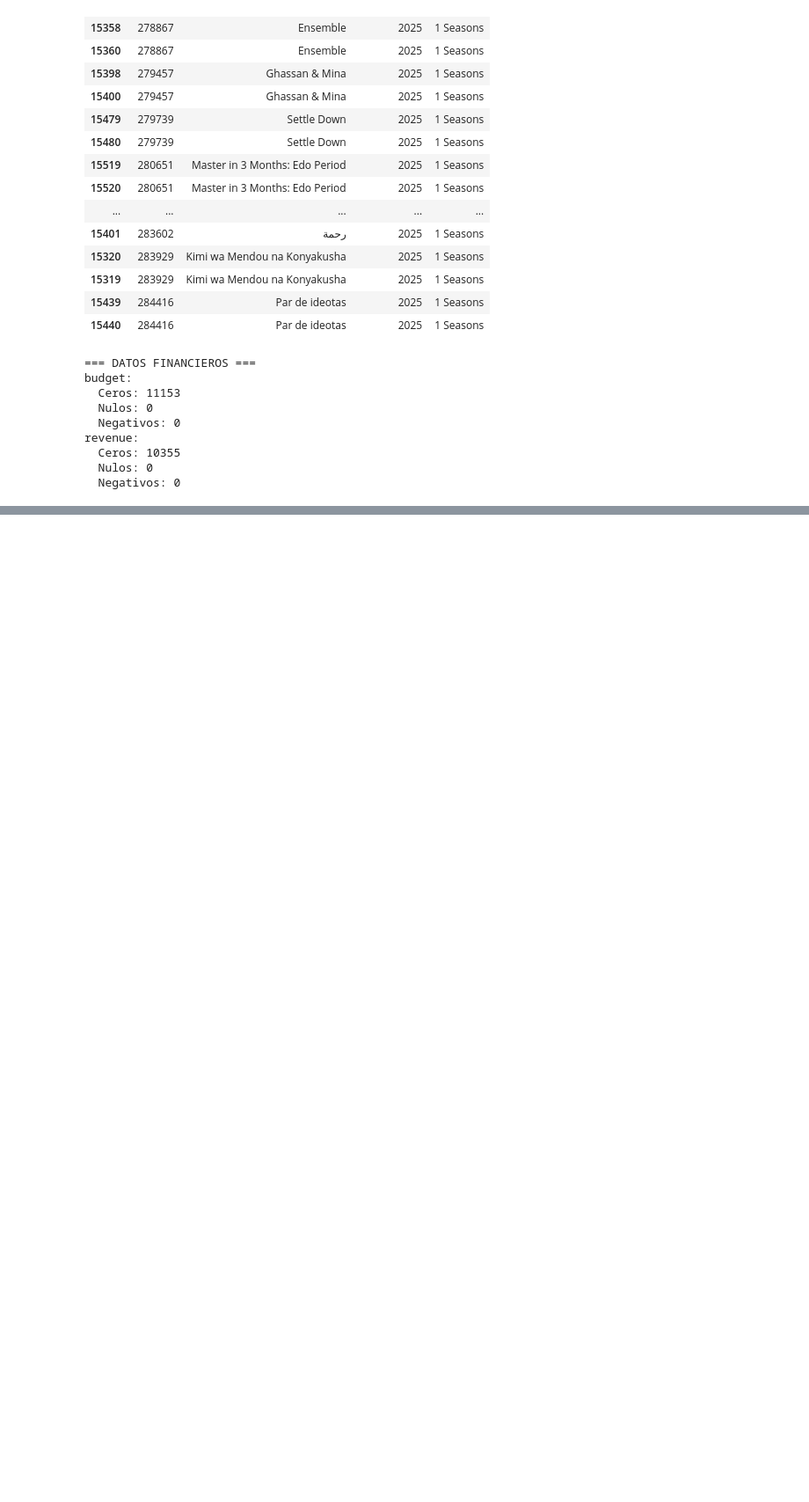
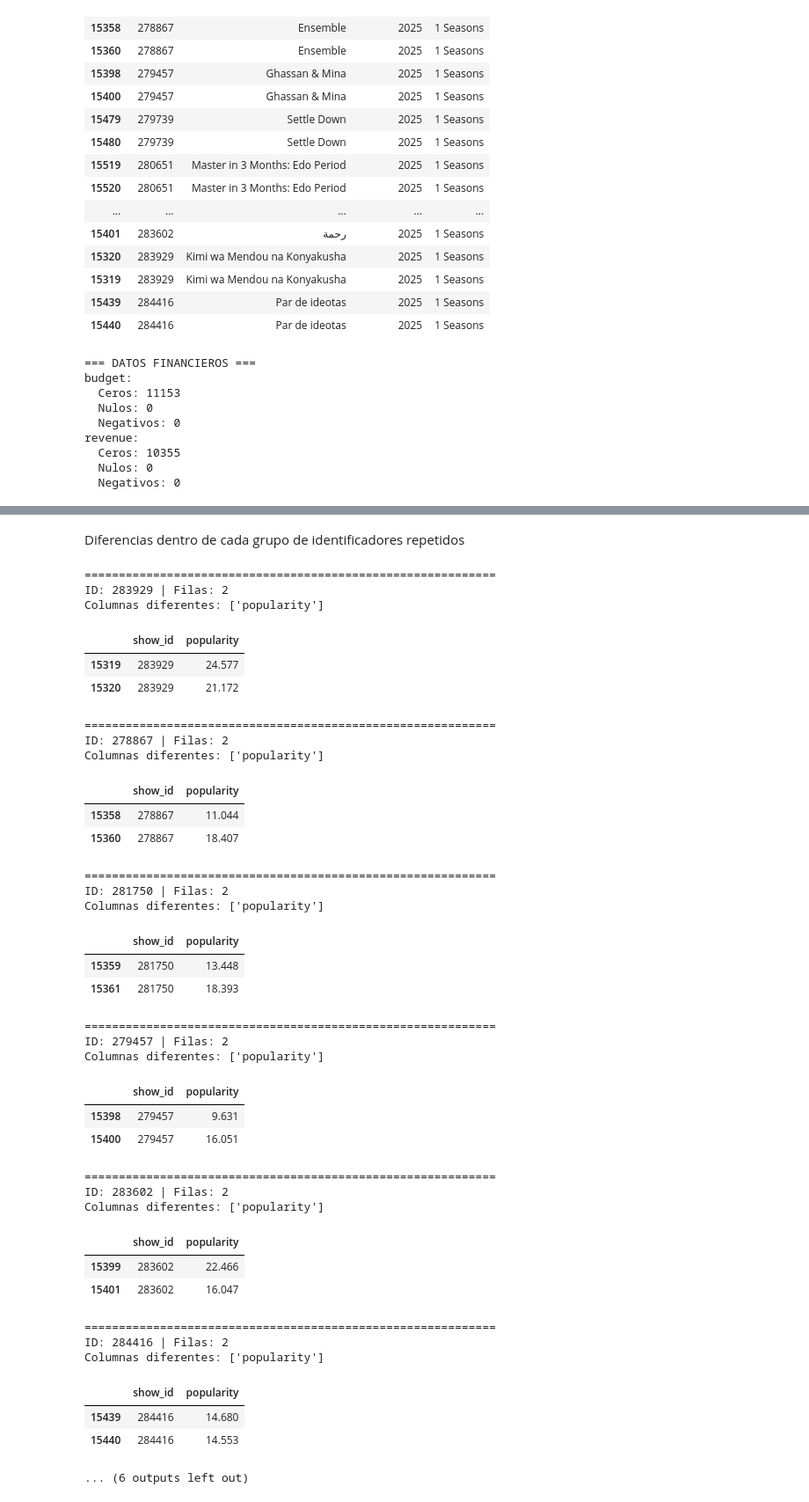
Before and after one commit to GabTo0011/EP2-VD-002V-Caso-StreamView-Analytics, a Jupyter notebook: notebooks/01_revision_datos.ipynb, the cells around one changed output, grey strips where cells are left out. Shown at 88% size. Cells and saved outputs as stored; diff of their text form; code cells hidden in the pictures; blank space fills up the shorter version.

```diff
--- a/notebooks/01_revision_datos.ipynb
+++ b/notebooks/01_revision_datos.ipynb
@@ -269,0 +357,68 @@ revenue:
+# %% [markdown]
+Diferencias dentro de cada grupo de identificadores repetidos
+# %%
+
+# Auditoría detallada de los IDs repetidos en series
+
+ids_repetidos = (
+    series.loc[
+        series["show_id"].duplicated(keep=False), "show_id"
+    ]
+    .unique()
+)
+
+for show_id in ids_repetidos:
+    grupo = series[series["show_id"] == show_id]
+
+    print(f"\n{'=' * 60}")
+    print(f"ID: {show_id} | Filas: {len(grupo)}")
+
+    columnas_diferentes = [
+        columna
+        for columna in series.columns
+        if grupo[columna].nunique(dropna=False) > 1
+    ]
+
+    if columnas_diferentes:
+        print("Columnas diferentes:", columnas_diferentes)
+        display(grupo[["show_id"] + columnas_diferentes])
+    else:
+        print("Todas las columnas coinciden.")
+# %% [output]
+============================================================
+ID: 283929 | Filas: 2
+Columnas diferentes: ['popularity']
+|  | show_id | popularity |
+| 15319 | 283929 | 24.577 |
+| 15320 | 283929 | 21.172 |
+============================================================
+ID: 278867 | Filas: 2
+Columnas diferentes: ['popularity']
+|  | show_id | popularity |
+| 15358 | 278867 | 11.044 |
+| 15360 | 278867 | 18.407 |
+============================================================
+ID: 281750 | Filas: 2
+Columnas diferentes: ['popularity']
+|  | show_id | popularity |
+| 15359 | 281750 | 13.448 |
+| 15361 | 281750 | 18.393 |
+============================================================
+ID: 279457 | Filas: 2
+Columnas diferentes: ['popularity']
+|  | show_id | popularity |
+| 15398 | 279457 | 9.631 |
+| 15400 | 279457 | 16.051 |
+============================================================
+ID: 283602 | Filas: 2
+Columnas diferentes: ['popularity']
+|  | show_id | popularity |
+| 15399 | 283602 | 22.466 |
+| 15401 | 283602 | 16.047 |
+============================================================
+ID: 284416 | Filas: 2
+Columnas diferentes: ['popularity']
+|  | show_id | popularity |
+| 15439 | 284416 | 14.680 |
+| 15440 | 284416 | 14.553 |
+... (6 outputs left out)
```
Also changed, not shown: parts of 4 cells of this notebook, 3 other files.
